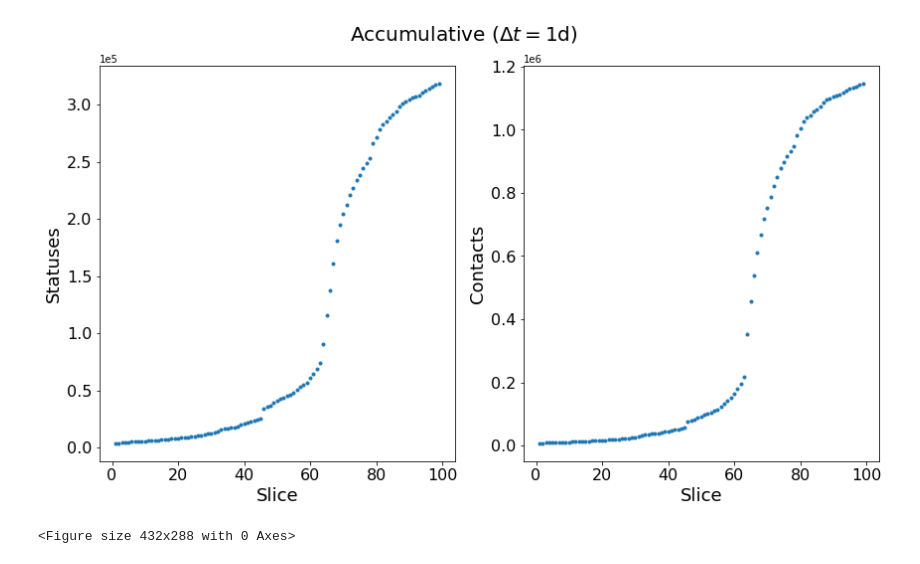
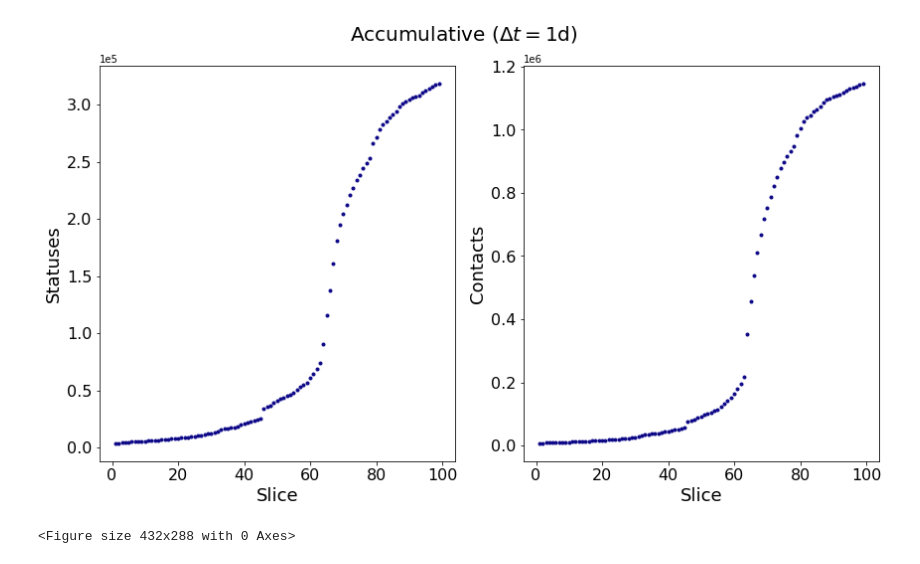
Before and after one commit to KasparaGaasvaer/MasterThesis, a Jupyter notebook: Scripts/Clustering/PlotScripts/plot_node_contact_dist.ipynb, the cells around one changed output. Drawn from its saved outputs; the diff is of its cells as text; code cells hidden in the pictures.

```diff
--- a/Scripts/Clustering/PlotScripts/plot_node_contact_dist.ipynb
+++ b/Scripts/Clustering/PlotScripts/plot_node_contact_dist.ipynb
@@ -4,11 +4,13 @@
 
 import numpy as np
 import matplotlib.pyplot as plt
+from matplotlib import cm
 #Plotting lenght of labels and graph files
 
 import datetime
 
-
+cmap = cm.get_cmap('plasma')
+the_color = cmap(0)
 #FELLES-------
 start = datetime.datetime.strptime("01-02-2020:00", "%d-%m-%Y:%H")
 end = datetime.datetime.strptime("10-05-2020:00", "%d-%m-%Y:%H")
@@ -48,7 +50,7 @@ for i in range(len(expn)):
     fz =20
     fig, axs = plt.subplots(1, 2, figsize=(12,7))
     fig.suptitle(r"Temporal Slices ($\Delta t =$%i%s)"%(dt[0],dt[1]), fontsize = fz)
-    axs[0].plot(numS, labels, ".")
+    axs[0].plot(numS, labels, ".", color = the_color)
     #axs[0].set_title('Nodes', fontsize = fz-2)
     axs[0].set_ylabel("Statuses", fontsize = fz-2)
     axs[0].set_xlabel('Slice', fontsize = fz-2)
@@ -57,7 +59,7 @@ for i in range(len(expn)):
     plt.xticks(fontsize=fz-4)
     plt.yticks(fontsize=fz-4)
 
-    axs[1].plot(numS, graphs, ".")
+    axs[1].plot(numS, graphs, ".", color = the_color)
     #axs[1].set_title('Contacts', fontsize = fz-2)
     axs[1].set_ylabel("Contacts", fontsize = fz-2)
     axs[1].set_xlabel('Slice', fontsize = fz-2)
@@ -95,7 +97,7 @@ for i in range(len(expn)):
 
     fig, axs = plt.subplots(1, 2, figsize=(12,7))
     fig.suptitle(r"Temporal Slices ($\Delta t =$%i%s)"%(dt[0],dt[1]), fontsize = 20)
-    axs[0].plot(date_list, labels, ".")
+    axs[0].plot(date_list, labels, ".", color = the_color)
     #axs[0].set_title('Nodes', fontsize = 16)
     axs[0].set_ylabel("Statuses", fontsize = 16)
     axs[0].set_xlabel('Date', fontsize = 16)
@@ -106,7 +108,7 @@ for i in range(len(expn)):
     plt.xticks(fontsize=14)
     plt.yticks(fontsize=14)
 
-    axs[1].plot(date_list, graphs, ".")
+    axs[1].plot(date_list, graphs, ".", color = the_color)
     #axs[1].set_title('Contacts', fontsize = 16)
     axs[1].set_ylabel("Contacts", fontsize = 16)
     axs[1].set_xlabel('Date', fontsize = 16)
@@ -142,6 +144,7 @@ for i in range(len(expn)):
 
 import numpy as np
 import matplotlib.pyplot as plt
+from matplotlib import cm
 #Plotting lenght of labels and graph files
 
 expn = [600,800]
@@ -161,7 +164,7 @@ for i in range(len(expn)):
     fz =20
     fig, axs = plt.subplots(1, 2, figsize=(12,7))
     fig.suptitle(f"k = {e}", fontsize = fz)
-    axs[0].plot(numS, labels, ".")
+    axs[0].plot(numS, labels, ".", color = the_color)
     #axs[0].set_title('Nodes', fontsize = fz-2)
     axs[0].set_ylabel("Statuses", fontsize = fz-2)
     axs[0].set_xlabel('Slice', fontsize = fz-2)
@@ -170,7 +173,7 @@ for i in range(len(expn)):
     plt.xticks(fontsize=fz-4)
     plt.yticks(fontsize=fz-4)
 
-    axs[1].plot(numS, graphs, ".")
+    axs[1].plot(numS, graphs, ".", color = the_color)
     #axs[1].set_title('Contacts', fontsize = fz-2)
     axs[1].set_ylabel("Contacts", fontsize = fz-2)
     axs[1].set_xlabel('Slice', fontsize = fz-2)
@@ -194,6 +197,7 @@ for i in range(len(expn)):
 
 import numpy as np
 import matplotlib.pyplot as plt
+from matplotlib import cm
 #Plotting lenght of labels and graph files
 
 path_to_res = "../../experiment6/statistics/ExpStats/"
@@ -206,34 +210,34 @@ labels = np.load(labels_file)
 graphs = np.load(graphs_file)
 
 numS = [i+1 for i in range(len(labels))]
 numS = np.array(numS)
 
 fz = 20
 fig, axs = plt.subplots(1, 2, figsize=(12,7))
 fig.suptitle(r"Accumulative ($\Delta t = 1$d)", fontsize = fz)
-axs[0].plot(numS, labels, ".")
+axs[0].plot(numS, labels, ".", color = the_color)
 #axs[0].set_title('Nodes', fontsize = fz-2)
 axs[0].set_ylabel("Statuses", fontsize = fz-2)
 axs[0].set_xlabel('Slice', fontsize = fz-2)
 axs[0].ticklabel_format(axis='y', style='scientific',scilimits=(0,0))
 plt.sca(axs[0])
 plt.xticks(fontsize=fz-4)
 plt.yticks(fontsize=fz-4)
 
-axs[1].plot(numS, graphs, ".")
+axs[1].plot(numS, graphs, ".", color = the_color)
 #axs[1].set_title('Contacts', fontsize = fz-2)
 axs[1].set_ylabel("Contacts", fontsize = fz-2)
 axs[1].set_xlabel('Slice', fontsize = fz-2)
 axs[1].ticklabel_format(axis='y', style='scientific',scilimits=(0,0))
 plt.sca(axs[1])
 plt.xticks(fontsize=fz-4)
 plt.yticks(fontsize=fz-4)
 fig.tight_layout(pad=1.0)
 
 path_to_plot = "./plots_from_notebook/"
 plt.savefig(path_to_plot + f"exp6_num_contacts_and_nodes.pdf")
 plt.show()
 plt.clf()
 # %% [output]
-[figure, old version]
+[figure, new version]
 <Figure size 432x288 with 0 Axes>
```
Also changed, not shown: parts of 2 cells of this notebook, 33 other files.
